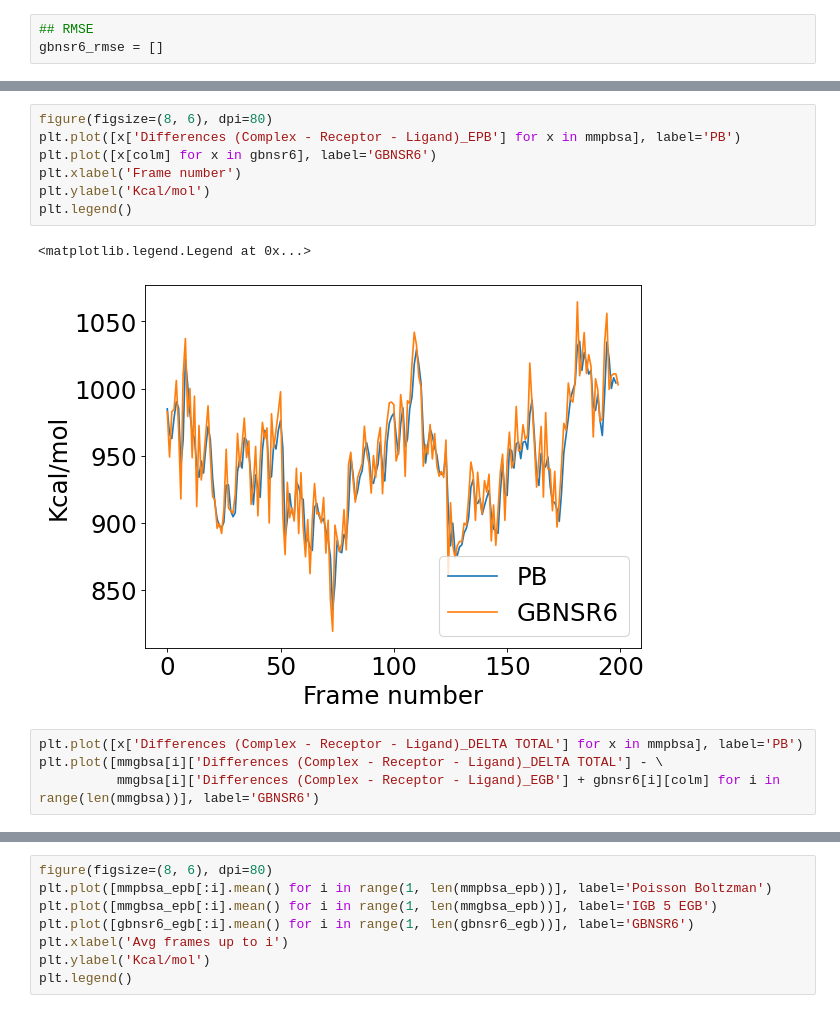
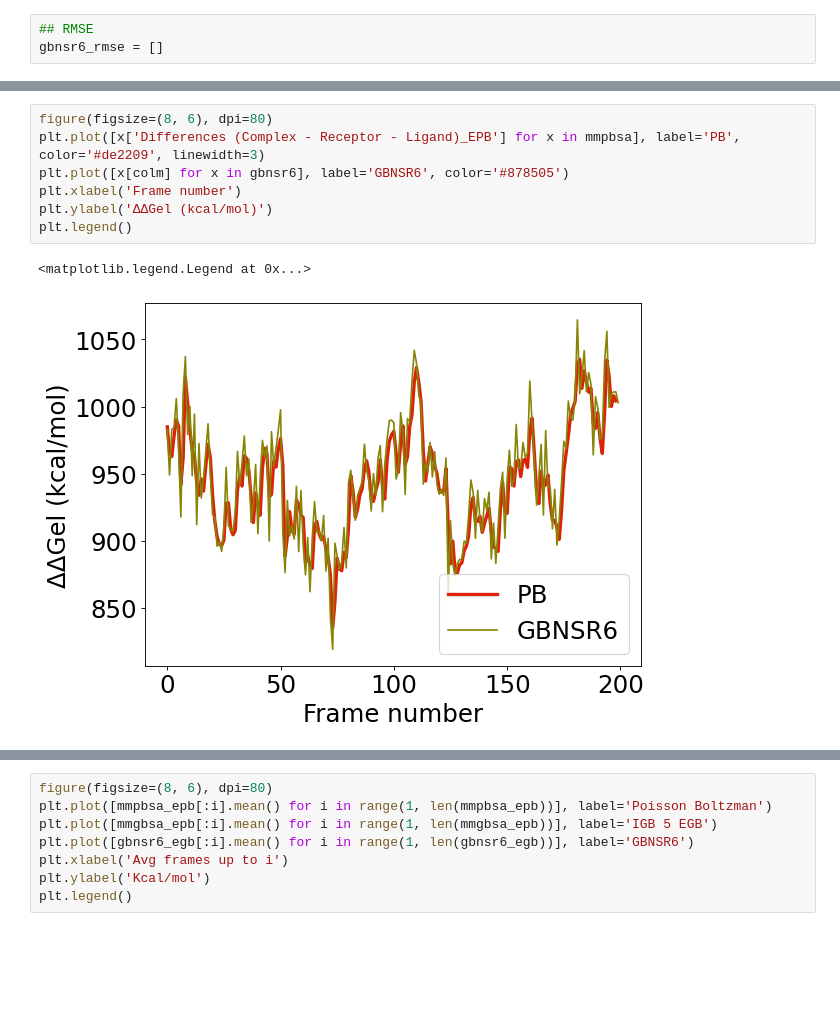
Before and after one commit to aicam/GBNSR6_py_testcase, a Jupyter notebook: Result_Evaluation.ipynb, the cells around one changed output, grey strips where cells are left out. Saved outputs shown, nothing was run; the diff lists cells and outputs as text; blank space fills up the shorter version.

```diff
--- a/Result_Evaluation.ipynb
+++ b/Result_Evaluation.ipynb
@@ -60,14 +60,10 @@ gbnsr6_rmse = []
 # %%
 figure(figsize=(8, 6), dpi=80)
-plt.plot([x['Differences (Complex - Receptor - Ligand)_EPB'] for x in mmpbsa], label='PB')
-plt.plot([x[colm] for x in gbnsr6], label='GBNSR6')
+plt.plot([x['Differences (Complex - Receptor - Ligand)_EPB'] for x in mmpbsa], label='PB', color='#de2209', linewidth=3)
+plt.plot([x[colm] for x in gbnsr6], label='GBNSR6', color='#878505')
 plt.xlabel('Frame number')
-plt.ylabel('Kcal/mol')
+plt.ylabel('ΔΔGel (kcal/mol)')
 plt.legend()
 # %% [output]
 <matplotlib.legend.Legend at 0x...>
-[figure, old version]
+[figure, new version]
-# %%
-plt.plot([x['Differences (Complex - Receptor - Ligand)_DELTA TOTAL'] for x in mmpbsa], label='PB')
-plt.plot([mmgbsa[i]['Differences (Complex - Receptor - Ligand)_DELTA TOTAL'] - \
-          mmgbsa[i]['Differences (Complex - Receptor - Ligand)_EGB'] + gbnsr6[i][colm] for i in range(len(mmgbsa))], label='GBNSR6')
```
Also changed, not shown: parts of 32 cells of this notebook.
